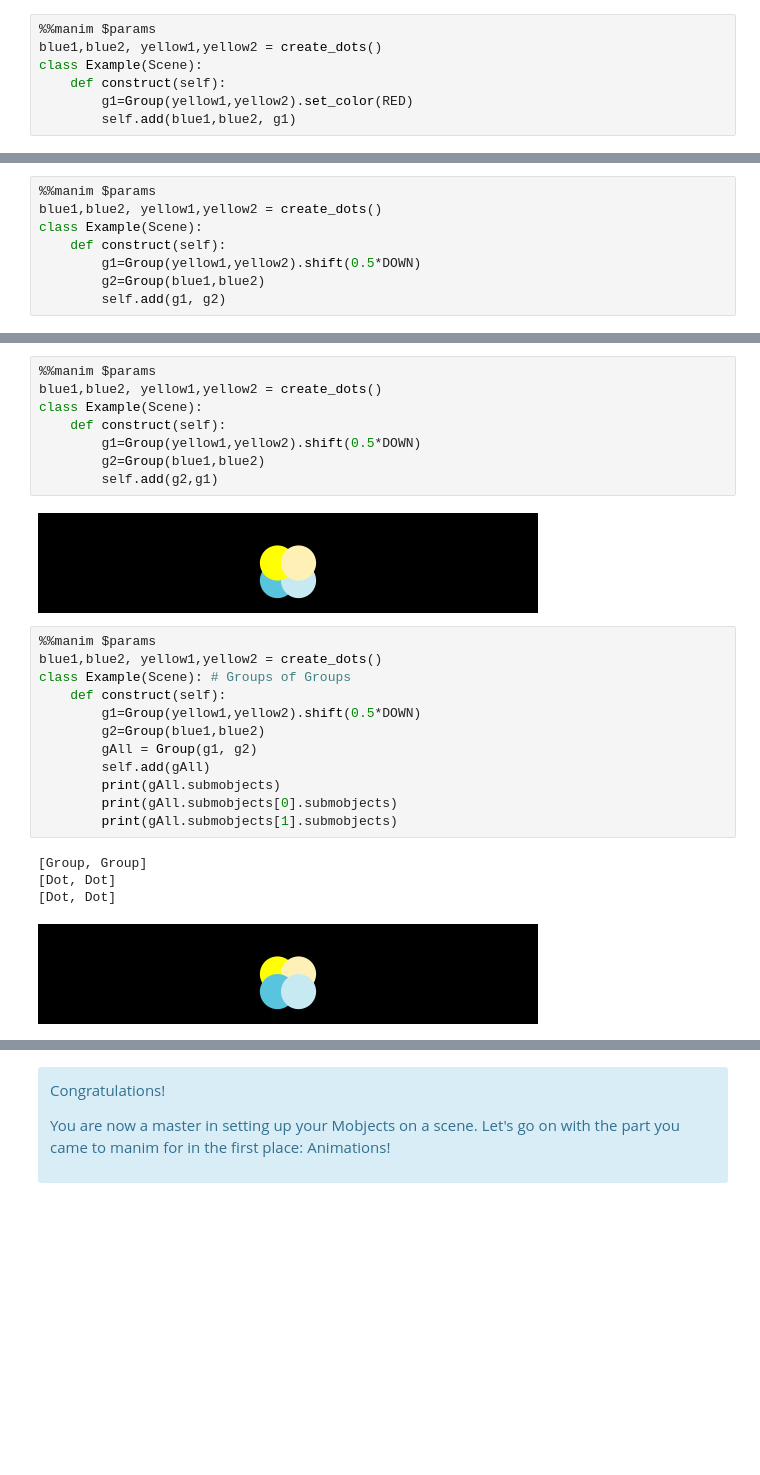
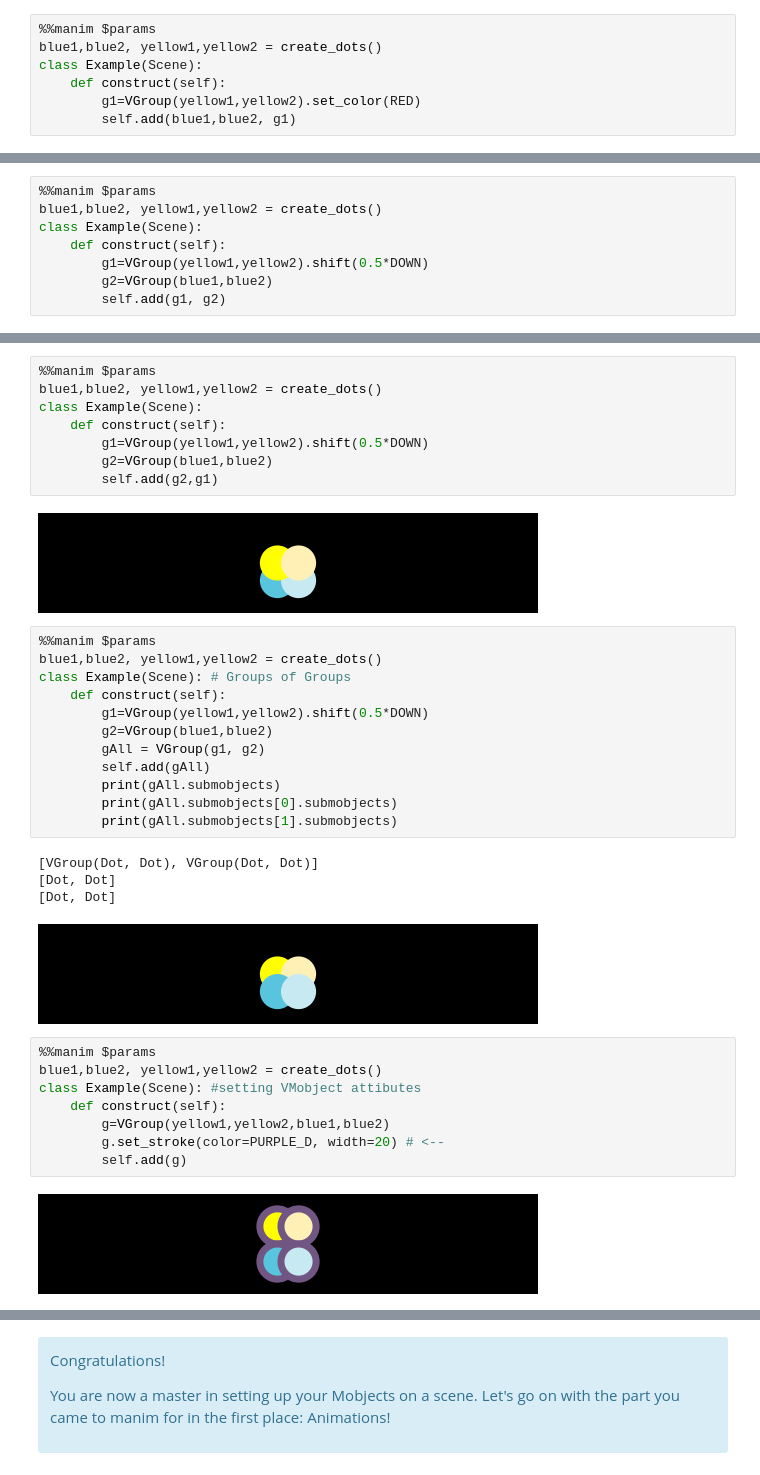
Before and after one commit to kolibril13/flyingframes, a Jupyter notebook: docs/source/ch2.ipynb, the cells around one changed output, grey strips where cells are left out. Drawn from its saved outputs; the diff is of its cells as text; blank space fills up the shorter version.

```diff
--- a/docs/source/ch2.ipynb
+++ b/docs/source/ch2.ipynb
@@ -738,7 +743,7 @@ class Example(Scene):
 blue1,blue2, yellow1,yellow2 = create_dots()
 class Example(Scene):
     def construct(self):
-        g1=Group(yellow1,yellow2).set_color(RED)
+        g1=VGroup(yellow1,yellow2).set_color(RED)
         self.add(blue1,blue2, g1)
 # %% [output]
 [figure]
@@ -747,8 +752,8 @@ class Example(Scene):
 blue1,blue2, yellow1,yellow2 = create_dots()
 class Example(Scene):
     def construct(self):
-        g1=Group(yellow1,yellow2).shift(0.5*DOWN)
-        g2=Group(blue1,blue2)
+        g1=VGroup(yellow1,yellow2).shift(0.5*DOWN)
+        g2=VGroup(blue1,blue2)
         self.add(g1, g2)
 # %% [output]
 [figure]
@@ -757,8 +762,8 @@ class Example(Scene):
 blue1,blue2, yellow1,yellow2 = create_dots()
 class Example(Scene):
     def construct(self):
-        g1=Group(yellow1,yellow2).shift(0.5*DOWN)
-        g2=Group(blue1,blue2)
+        g1=VGroup(yellow1,yellow2).shift(0.5*DOWN)
+        g2=VGroup(blue1,blue2)
         self.add(g2,g1)
 # %% [output]
 [figure]
@@ -767,15 +772,25 @@ class Example(Scene):
 blue1,blue2, yellow1,yellow2 = create_dots()
 class Example(Scene): # Groups of Groups
     def construct(self):
-        g1=Group(yellow1,yellow2).shift(0.5*DOWN)
-        g2=Group(blue1,blue2)
-        gAll = Group(g1, g2)
+        g1=VGroup(yellow1,yellow2).shift(0.5*DOWN)
+        g2=VGroup(blue1,blue2)
+        gAll = VGroup(g1, g2)
         self.add(gAll)
         print(gAll.submobjects)
         print(gAll.submobjects[0].submobjects)
         print(gAll.submobjects[1].submobjects)
 # %% [output]
-[Group, Group]
+[VGroup(Dot, Dot), VGroup(Dot, Dot)]
 [Dot, Dot]
 [Dot, Dot]
 [figure]
+# %%
+%%manim $params
+blue1,blue2, yellow1,yellow2 = create_dots()
+class Example(Scene): #setting VMobject attibutes
+    def construct(self):
+        g=VGroup(yellow1,yellow2,blue1,blue2)
+        g.set_stroke(color=PURPLE_D, width=20) # <--
+        self.add(g)
+# %% [output]
+[figure, added]
```
Also changed, not shown: parts of 16 cells of this notebook, 1 other file.
